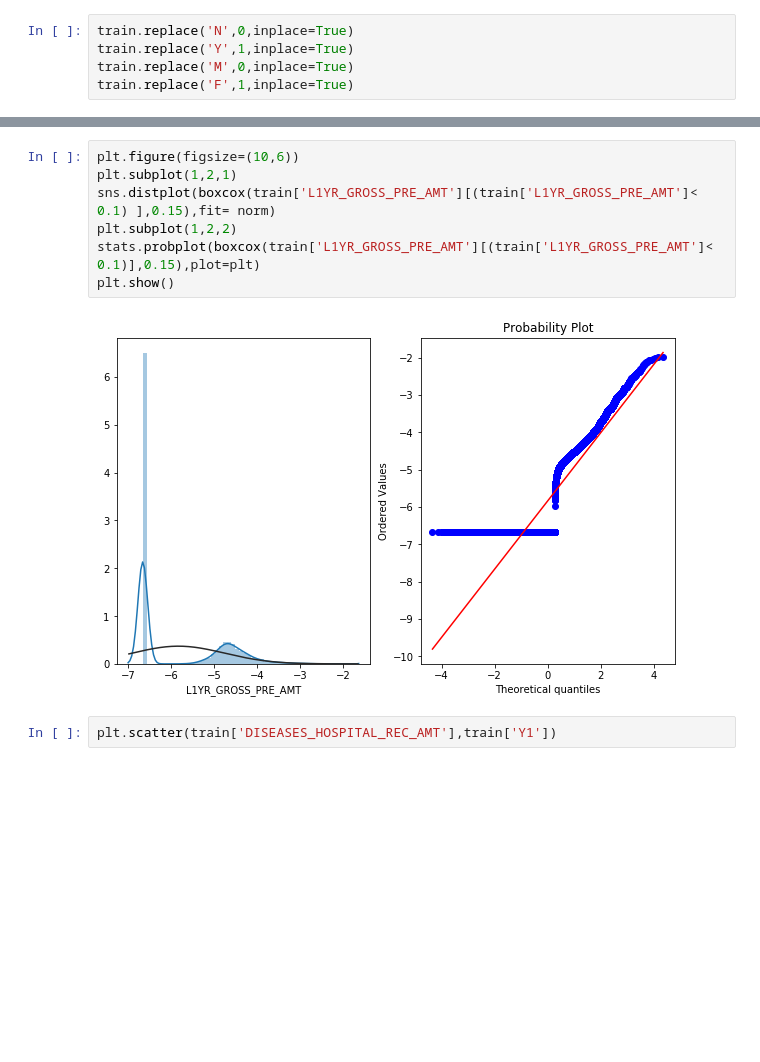
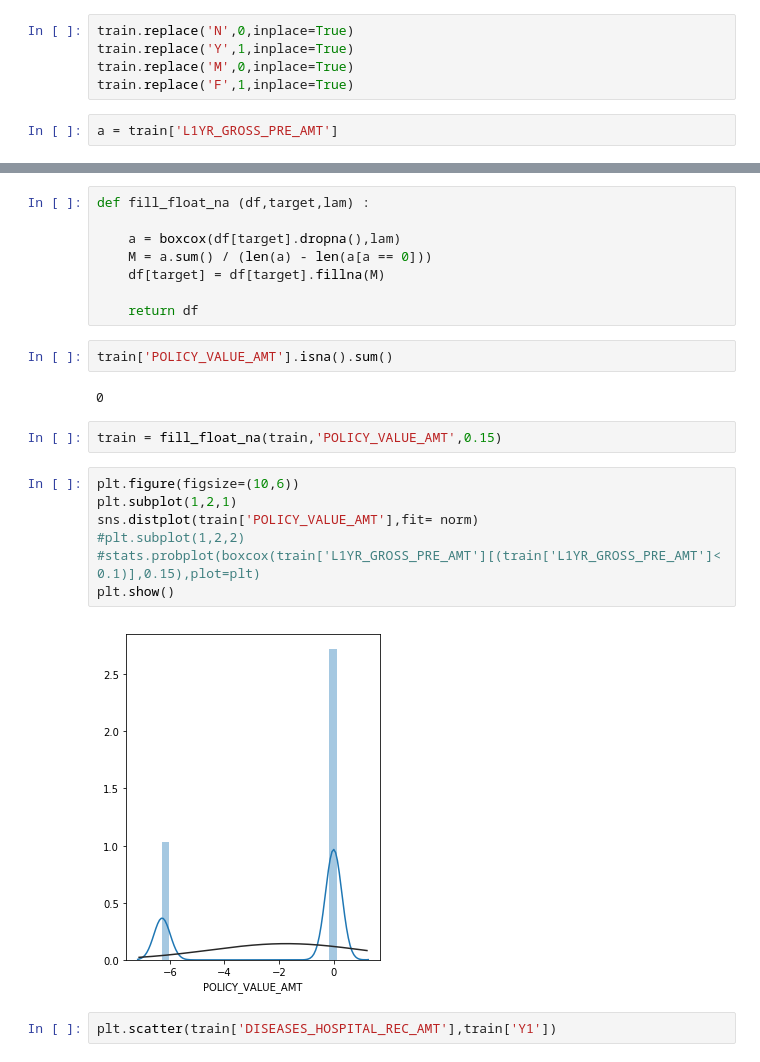
Before and after one commit to jeff20628m/------, a Jupyter notebook: code/EDA.ipynb, the cells around one changed output, grey strips where cells are left out. Cells and saved outputs as stored; diff of their text form; blank space fills up the shorter version.

```diff
--- a/code/EDA.ipynb
+++ b/code/EDA.ipynb
@@ -29,4 +29,6 @@ train.replace('N',0,inplace=True)
 train.replace('Y',1,inplace=True)
 train.replace('M',0,inplace=True)
 train.replace('F',1,inplace=True)
+# %%
+a = train['L1YR_GROSS_PRE_AMT']
 # %%
@@ -34,12 +74,26 @@ train['L1YR_GROSS_PRE_AMT']
+# %%
+def fill_float_na (df,target,lam) :
+
+    a = boxcox(df[target].dropna(),lam)
+    M = a.sum() / (len(a) - len(a[a == 0]))
+    df[target] = df[target].fillna(M)
+
+    return df
+# %%
+train['POLICY_VALUE_AMT'].isna().sum()
+# %% [output]
+0
+# %%
+train = fill_float_na(train,'POLICY_VALUE_AMT',0.15)
 # %%
 plt.figure(figsize=(10,6))
 plt.subplot(1,2,1)
-sns.distplot(boxcox(train['L1YR_GROSS_PRE_AMT'][(train['L1YR_GROSS_PRE_AMT']< 0.1) ],0.15),fit= norm)
-plt.subplot(1,2,2)
-stats.probplot(boxcox(train['L1YR_GROSS_PRE_AMT'][(train['L1YR_GROSS_PRE_AMT']< 0.1)],0.15),plot=plt)
+sns.distplot(train['POLICY_VALUE_AMT'],fit= norm)
+#plt.subplot(1,2,2)
+#stats.probplot(boxcox(train['L1YR_GROSS_PRE_AMT'][(train['L1YR_GROSS_PRE_AMT']< 0.1)],0.15),plot=plt)
 plt.show()
 # %% [output]
-[figure, old version]
+[figure, new version]
 # %%
 plt.scatter(train['DISEASES_HOSPITAL_REC_AMT'],train['Y1'])
 # %% [output]
```
Also changed, not shown: parts of 2 cells of this notebook, 1 other file.
